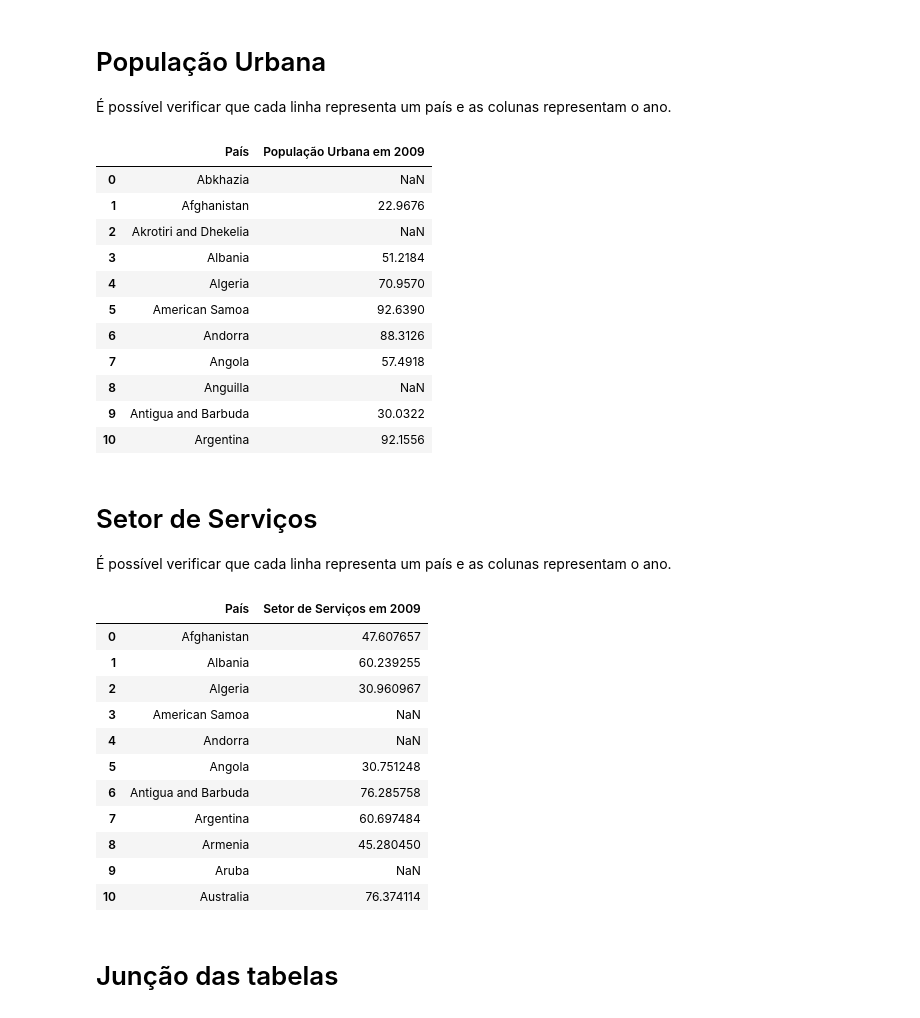
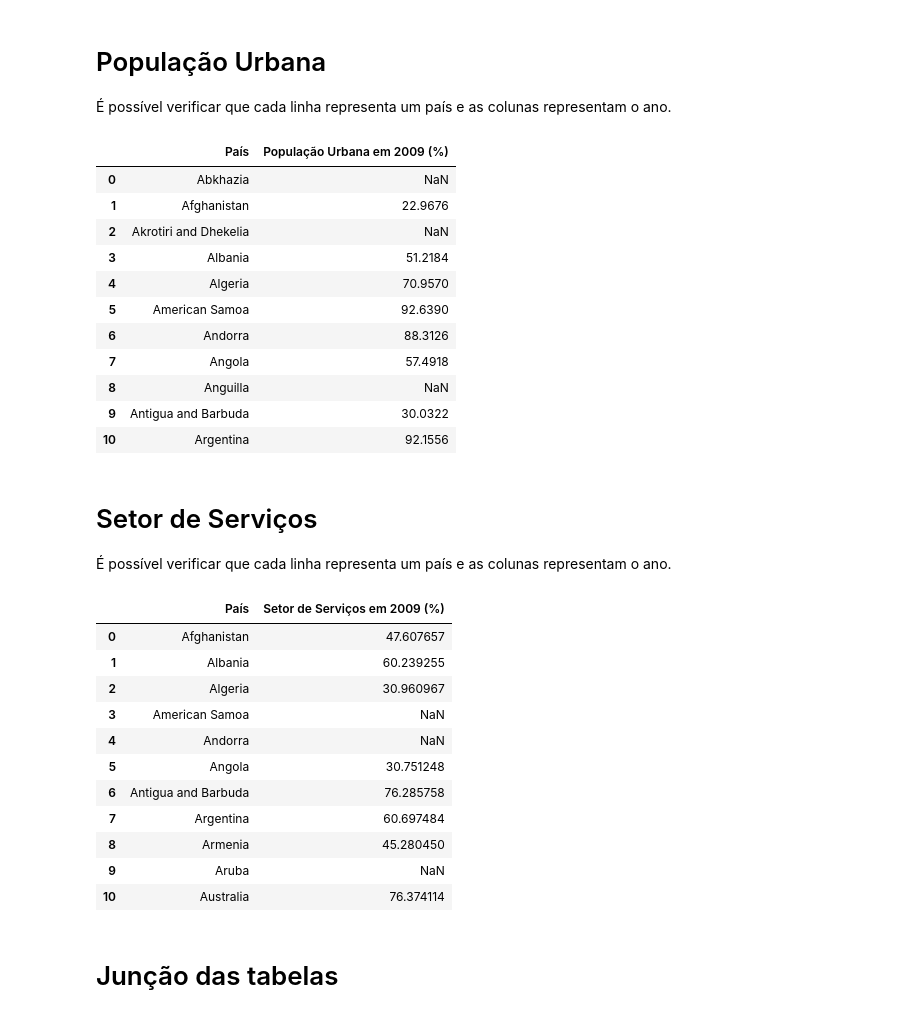
Before and after one commit to gabrielmf1/Analyze_Project, a Jupyter notebook: Projeto_Entrega1/Projeto1.ipynb, the cells around one changed output. Saved outputs shown, nothing was run; the diff lists cells and outputs as text; code cells hidden in the pictures.

```diff
--- a/Projeto_Entrega1/Projeto1.ipynb
+++ b/Projeto_Entrega1/Projeto1.ipynb
@@ -63,10 +63,10 @@ hdi.head(11)
 É possível verificar que cada linha representa um país e as colunas representam o ano.
 # %%
 UP= UP.loc[:, ["Urban population (% of total)", '2009']]
-UP = UP.rename(columns = {"Urban population (% of total)":'País', '2009':'População Urbana em 2009'})
+UP = UP.rename(columns = {"Urban population (% of total)":'País', '2009':'População Urbana em 2009 (%)'})
 UP.head(11)
 # %% [output]
-|  | País | População Urbana em 2009 |
+|  | País | População Urbana em 2009 (%) |
 | 0 | Abkhazia | NaN |
 | 1 | Afghanistan | 22.9676 |
 | 2 | Akrotiri and Dhekelia | NaN |
@@ -84,10 +84,10 @@ UP.head(11)
 É possível verificar que cada linha representa um país e as colunas representam o ano.
 # %%
 S= S.loc[:, ["Services, etc., value added (% of GDP)", '2009']]
-S = S.rename(columns = {'Services, etc., value added (% of GDP)':'País', '2009':'Setor de Serviços em 2009'})
+S = S.rename(columns = {'Services, etc., value added (% of GDP)':'País', '2009':'Setor de Serviços em 2009 (%)'})
 S.head(11)
 # %% [output]
-|  | País | Setor de Serviços em 2009 |
+|  | País | Setor de Serviços em 2009 (%) |
 | 0 | Afghanistan | 47.607657 |
 | 1 | Albania | 60.239255 |
 | 2 | Algeria | 30.960967 |
```
Also changed, not shown: parts of 13 cells of this notebook, 1 other file.
